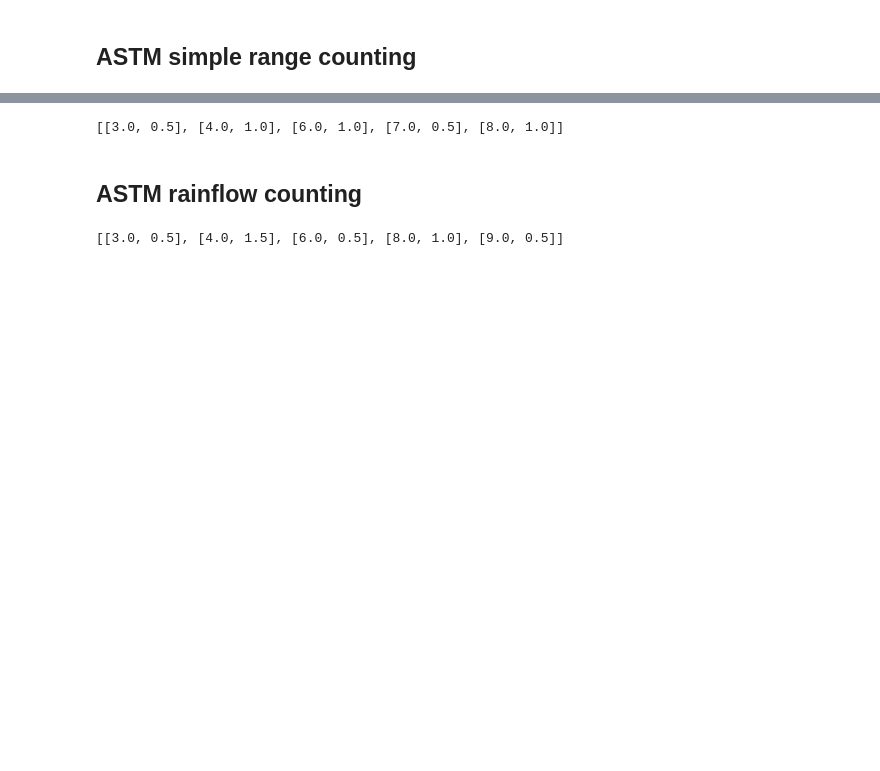
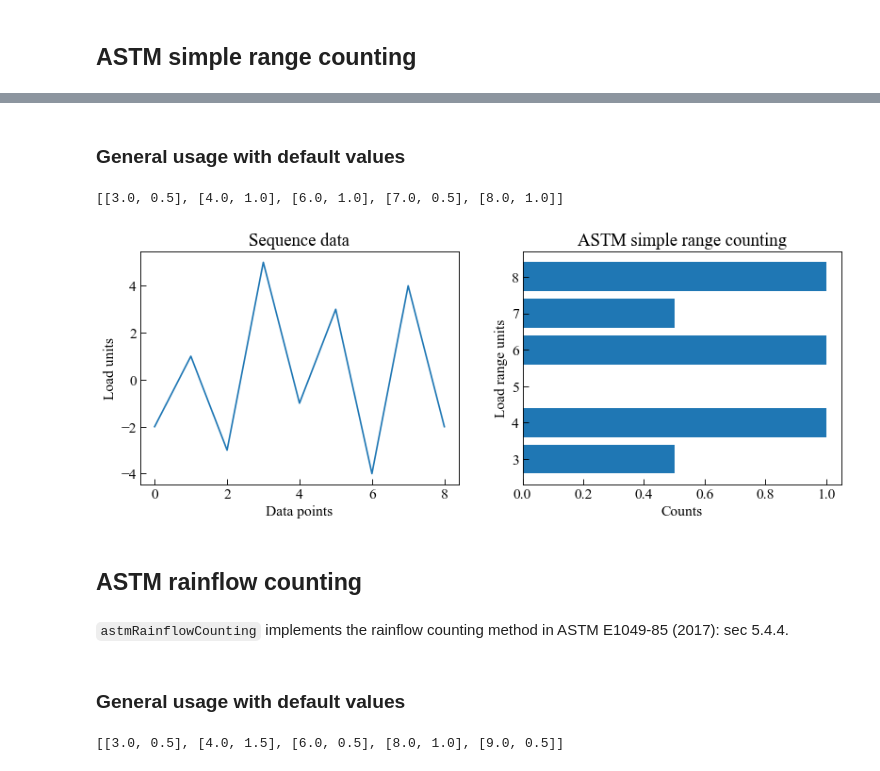
Before and after one commit to dpzhuX/ffpack, a Jupyter notebook: docs/source/cycle counting methods.ipynb, the cells around one changed output, grey strips where cells are left out. Saved outputs shown, nothing was run; the diff lists cells and outputs as text; code cells hidden in the pictures; blank space fills up the shorter version.

```diff
--- a/docs/source/cycle counting methods.ipynb
+++ b/docs/source/cycle counting methods.ipynb
@@ -31,15 +112,43 @@ print( astmPcData )
+# %% [markdown]
+### General usage with default values
 # %%
 from ffpack.lcc import astmSimpleRangeCounting
 # %%
-sequenceData = [ -2.0, 1.0, -3.0, 5.0, -1.0, 3.0, -4.0, 4.0, -2.0 ]
+astmSrcSequenceData = [ -2.0, 1.0, -3.0, 5.0, -1.0, 3.0, -4.0, 4.0, -2.0 ]
 
-astmSrcData = astmSimpleRangeCounting( sequenceData )
+astmSrcData = astmSimpleRangeCounting( astmSrcSequenceData )
 # %%
 print( astmSrcData )
 # %% [output]
 [[3.0, 0.5], [4.0, 1.0], [6.0, 1.0], [7.0, 0.5], [8.0, 1.0]]
+# %%
+fig, ( ax1, ax2 ) = plt.subplots( 1, 2, figsize=( 12, 4 ) )
+
+ax1.plot( astmSrcSequenceData )
+
+ax1.tick_params( axis='x', direction="in", length=5 )
+ax1.tick_params( axis='y', direction="in", length=5 )
+ax1.set_ylabel( "Load units" )
+ax1.set_xlabel( "Data points" )
+ax1.set_title( "Sequence data" )
+
+ax2.barh( np.array( astmSrcData )[ :, 0 ], np.array( astmSrcData )[ :, 1 ] )
+
+ax2.tick_params( axis='x', direction="in", length=5 )
+ax2.tick_params( axis='y', direction="in", length=5 )
+ax2.set_ylabel( "Load range units" )
+ax2.set_xlabel( "Counts" )
+ax2.set_title( "ASTM simple range counting" )
+
+plt.show()
+# %% [output]
+[figure, added]
 # %% [markdown]
 ## ASTM rainflow counting
+# %% [markdown]
+`astmRainflowCounting` implements the rainflow counting method in ASTM E1049-85 (2017): sec 5.4.4.
+# %% [markdown]
+### General usage with default values
 # %%
 from ffpack.lcc import astmRainflowCounting
 # %%
```
Also changed, not shown: parts of 13 cells of this notebook.
